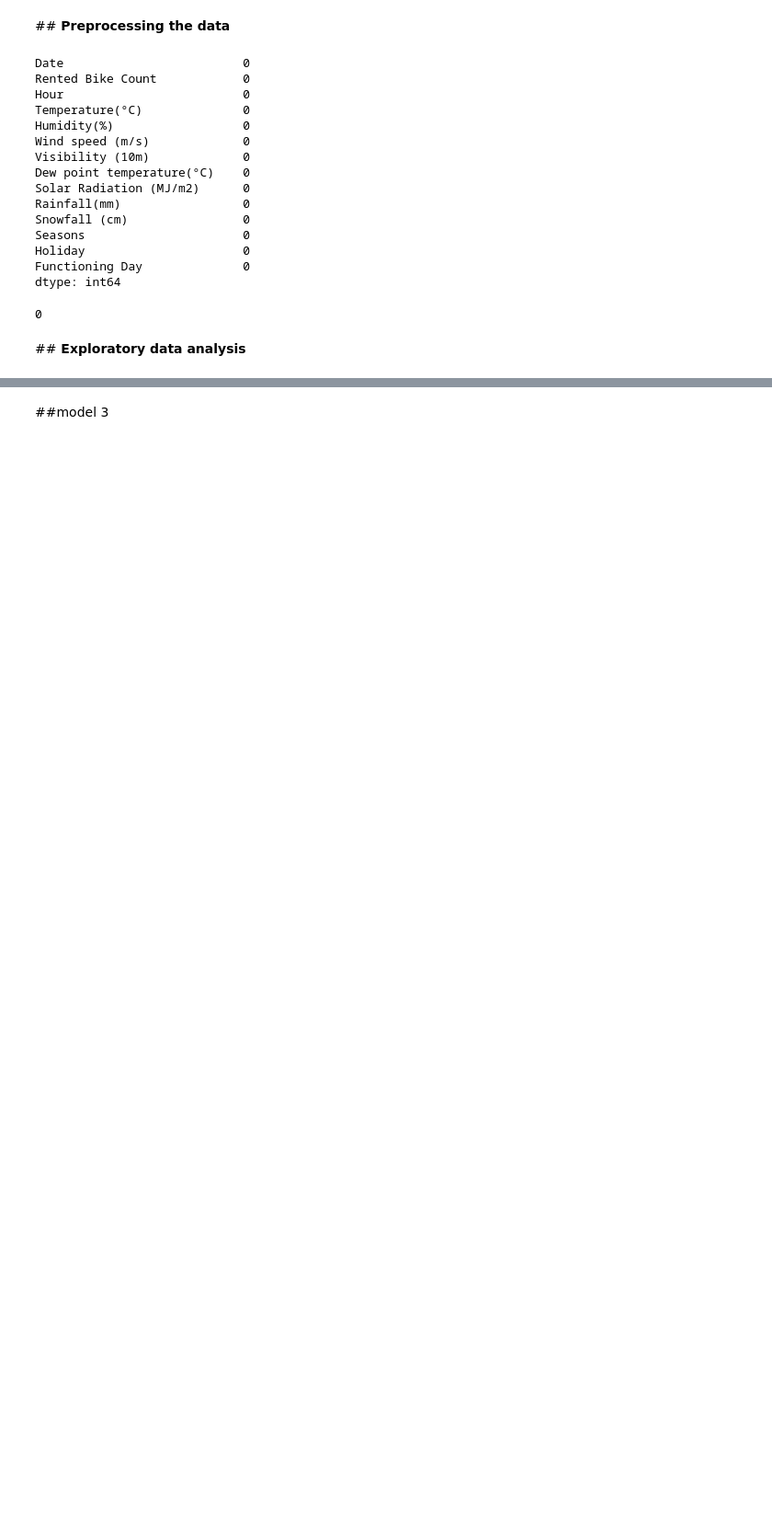
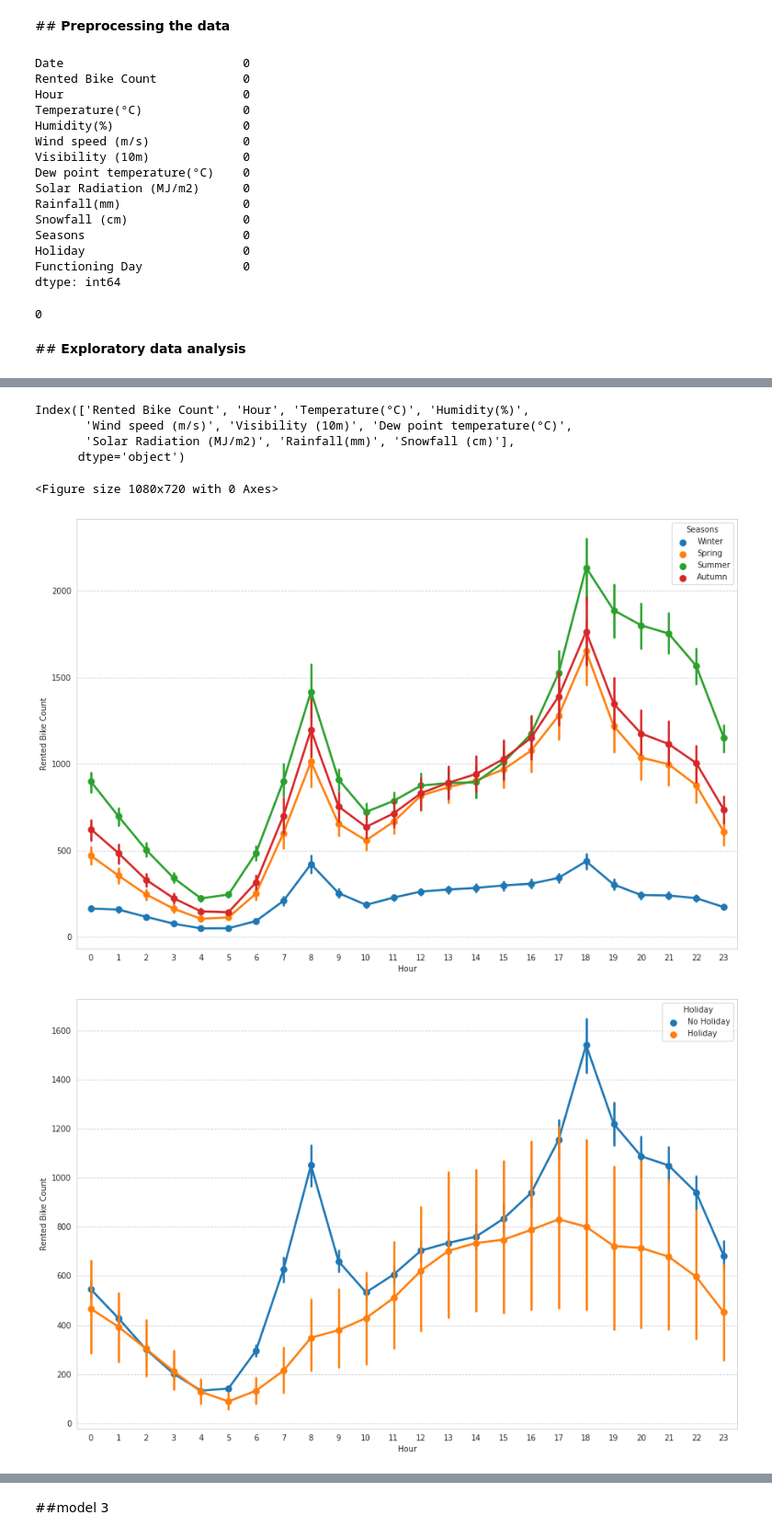
Before and after one commit to armanalam6342/Seoul-Bike-Sharing-Demand-Prediction, a Jupyter notebook: Bike_Sharing_Demand_Prediction_Capstone_Project.ipynb, the cells around one changed output, grey strips where cells are left out. Shown at 92% size. Cells and saved outputs as stored; diff of their text form; code cells hidden in the pictures; blank space fills up the shorter version.

```diff
--- a/Bike_Sharing_Demand_Prediction_Capstone_Project.ipynb
+++ b/Bike_Sharing_Demand_Prediction_Capstone_Project.ipynb
@@ -149,0 +258,19 @@ df.drop(columns=['Date'],inplace=True)
+# %%
+numeric_features.columns
+# %% [output]
+Index(['Rented Bike Count', 'Hour', 'Temperature(°C)', 'Humidity(%)',
+       'Wind speed (m/s)', 'Visibility (10m)', 'Dew point temperature(°C)',
+       'Solar Radiation (MJ/m2)', 'Rainfall(mm)', 'Snowfall (cm)'],
+      dtype='object')
+# %%
+
+plt.figure(figsize=(15,10))
+for i in categorical_features.columns:
+  plt.figure(figsize=(15,10))
+  sns.pointplot(x=df["Hour"],y=df['Rented Bike Count'],hue=df[i])
+
+  plt.show()
+# %% [output]
+<Figure size 1080x720 with 0 Axes>
+[figure, added]
+[figure, added]
```
Also changed, not shown: parts of 65 cells of this notebook.
